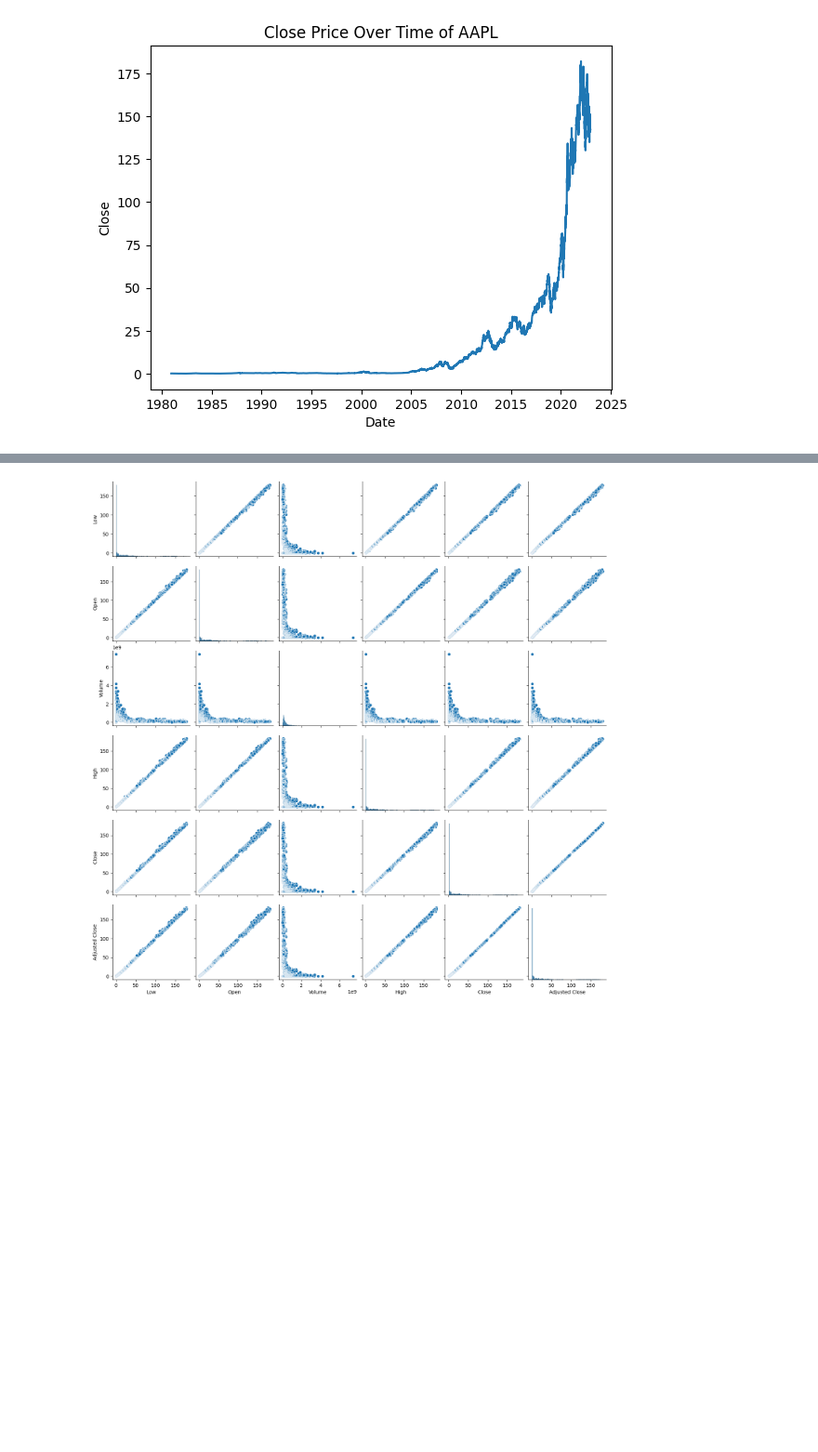
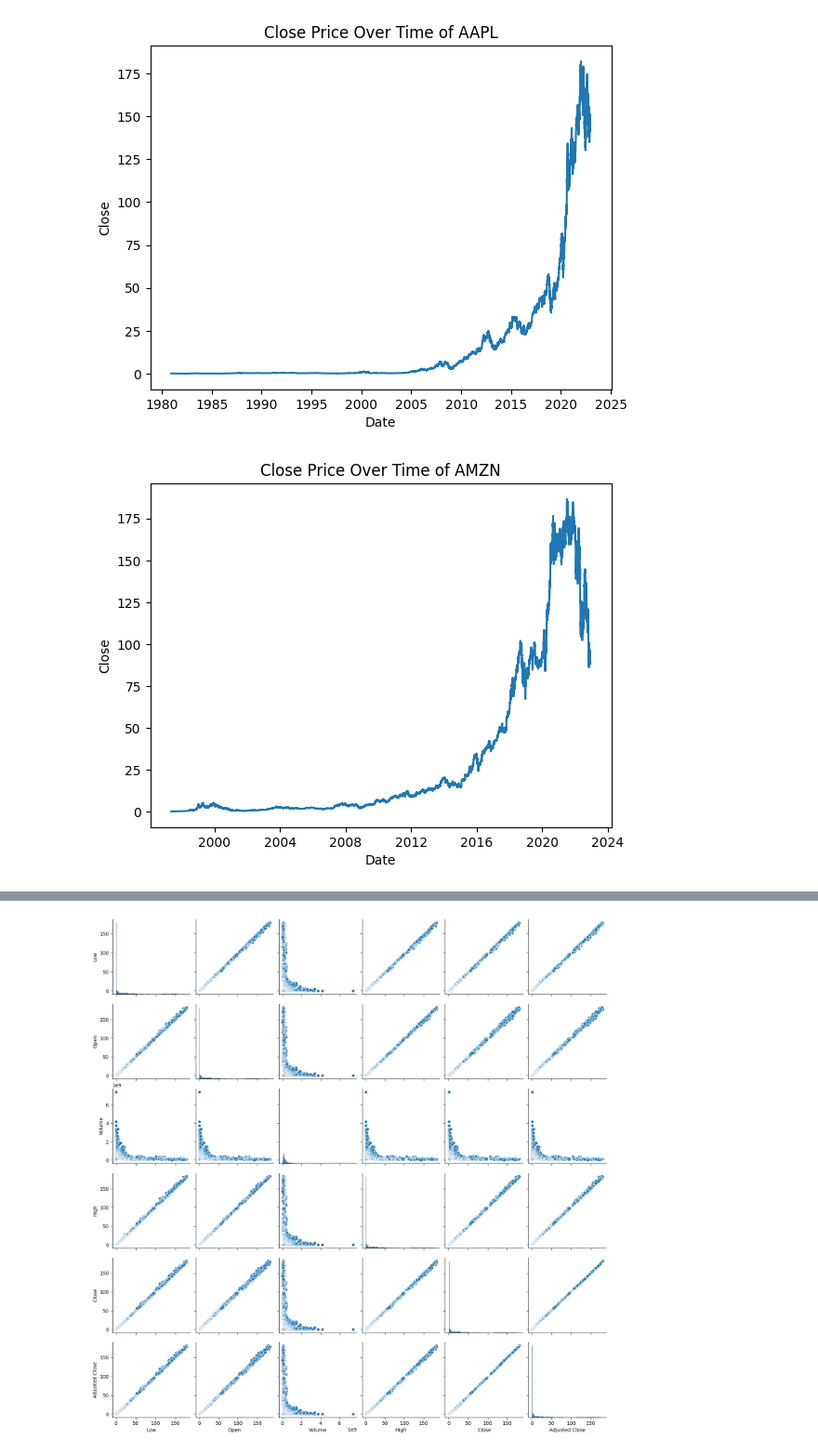
Before and after one commit to nicola-cecere/Stock_Market_TS_Prediction, a Jupyter notebook: dataAnalysis.ipynb, the cells around one changed output, grey strips where cells are left out. Shown at 93% size. Drawn from its saved outputs; the diff is of its cells as text; code cells hidden in the pictures; blank space fills up the shorter version.

```diff
--- a/dataAnalysis.ipynb
+++ b/dataAnalysis.ipynb
@@ -86,3 +86,7 @@ def plot_column_over_time(column, ticker):
 plot_column_over_time('Close', 'AAPL')
 # %% [output]
 [figure]
+# %%
+plot_column_over_time('Close', 'AMZN')
+# %% [output]
+[figure, added]
```
Also changed, not shown: parts of 37 cells of this notebook, 3 other files.
